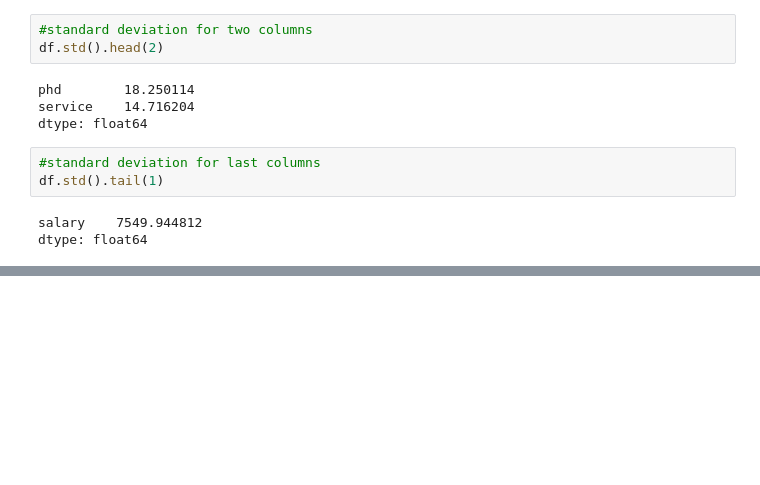
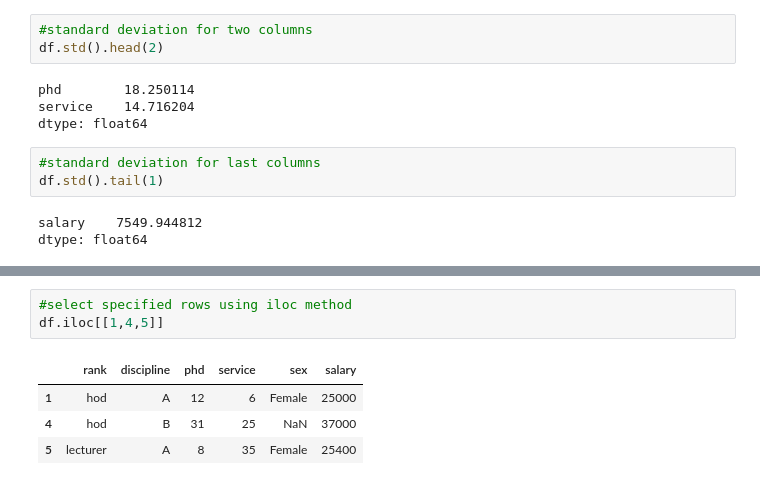
Before and after one commit to Netra-Tek/Data-Analysis, a Jupyter notebook: EmployeeAnalysis.ipynb, the cells around one changed output, grey strips where cells are left out. Drawn from its saved outputs; the diff is of its cells as text; blank space fills up the shorter version.

```diff
--- a/EmployeeAnalysis.ipynb
+++ b/EmployeeAnalysis.ipynb
@@ -120,0 +263,8 @@ Name: sex, dtype: object
+# %%
+#select specified rows using iloc method
+df.iloc[[1,4,5]]
+# %% [output]
+|  | rank | discipline | phd | service | sex | salary |
+| 1 | hod | A | 12 | 6 | Female | 25000 |
+| 4 | hod | B | 31 | 25 | NaN | 37000 |
+| 5 | lecturer | A | 8 | 35 | Female | 25400 |
```
Also changed, not shown: parts of 23 cells of this notebook.
